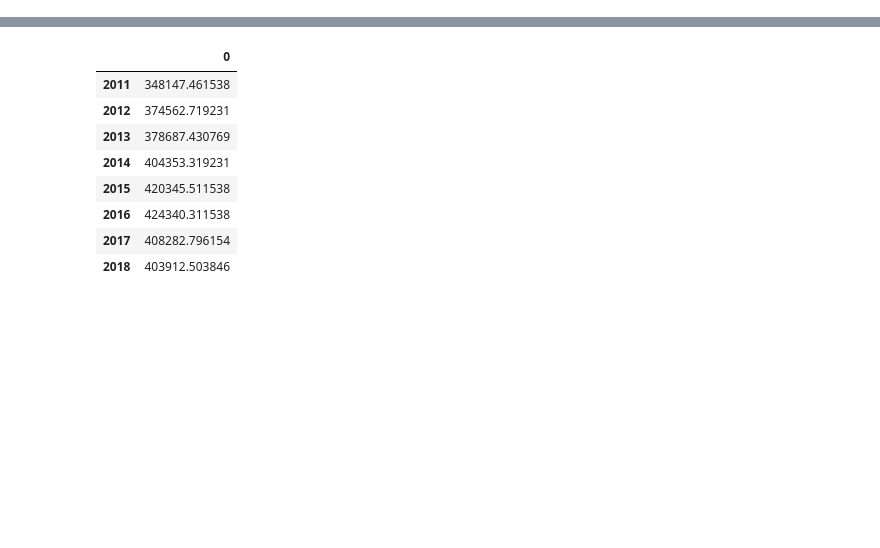
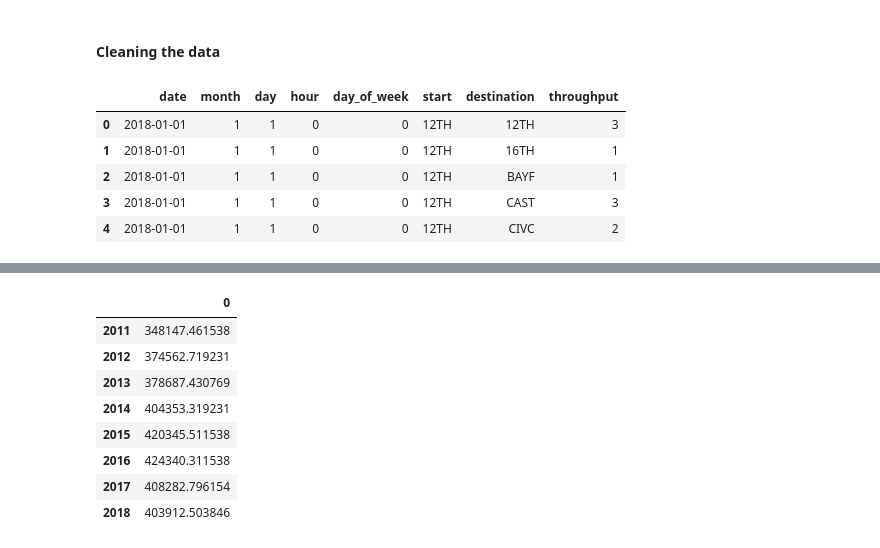
Before and after one commit to Joshua-Chan/bart_analysis, a Jupyter notebook: bart.ipynb, the cells around one changed output, grey strips where cells are left out. Drawn from its saved outputs; the diff is of its cells as text; code cells hidden in the pictures; blank space fills up the shorter version.

Commit message:
updated bart file

```diff
--- a/bart.ipynb
+++ b/bart.ipynb
@@ -59,3 +63,5 @@ station = pd.read_csv('station_info.csv') # Information about what abbreviations
+# %% [markdown]
+####  Cleaning the data
 # %%
 bart_districts = {
     "North Alameda": ['RICH', 'DELN', 'PLZA','NBRK','DBRK','ASHB','ROCK'],
@@ -101,3 +108,12 @@ bart_15 = expand_date(bart_15);
 bart_16 = expand_date(bart_16);
 bart_17 = expand_date(bart_17);
 bart_18 = expand_date(bart_18);
+# %%
+bart_18.head()
+# %% [output]
+|  | date | month | day | hour | day_of_week | start | destination | throughput |
+| 0 | 2018-01-01 | 1 | 1 | 0 | 0 | 12TH | 12TH | 3 |
+| 1 | 2018-01-01 | 1 | 1 | 0 | 0 | 12TH | 16TH | 1 |
+| 2 | 2018-01-01 | 1 | 1 | 0 | 0 | 12TH | BAYF | 1 |
+| 3 | 2018-01-01 | 1 | 1 | 0 | 0 | 12TH | CAST | 3 |
+| 4 | 2018-01-01 | 1 | 1 | 0 | 0 | 12TH | CIVC | 2 |
```
Also changed, not shown: parts of 50 cells of this notebook.
